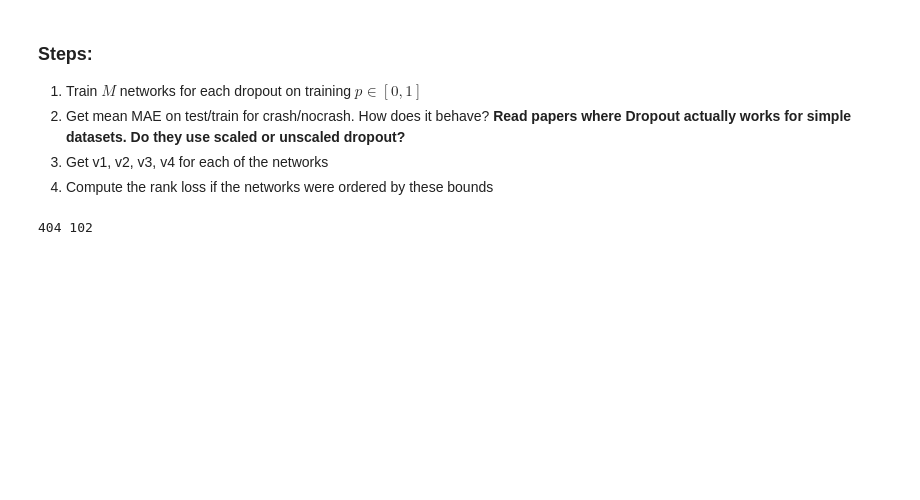
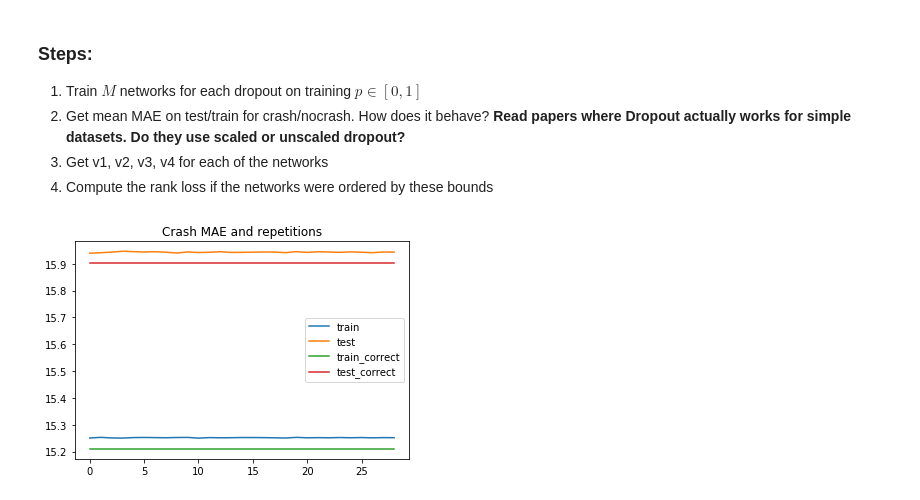
Before and after one commit to LPD-EPFL/nn-fault-tolerance, a Jupyter notebook: ComparisonIncreasingDropout.ipynb, the cells around one changed output. Drawn from its saved outputs; the diff is of its cells as text; code cells hidden in the pictures; blank space fills up the shorter version.

```diff
--- a/ComparisonIncreasingDropout.ipynb
+++ b/ComparisonIncreasingDropout.ipynb
@@ -16,17 +17,17 @@ Initialized TensorFlow
 4. Compute the rank loss if the networks were ordered by these bounds
 # %%
 # network configuration
-N = [100, 50]
+N = [100, 50, 50, 30]
 
 def get_p_arr(p):
     """ p array with failure on the first layer """
     return [0, p]  + [0] * len(N)
 
 # prob. of failure at inference
-p_inference = get_p_arr(0.05)
+p_inference = get_p_arr(0.1)
 
 # prob. of failure at train
-p_trains = np.linspace(0, 0.5, 10)
+p_trains = np.linspace(0, 0.5, 5)
 
 # Lips. coeff
 KLips = 1.
@@ -35,24 +36,15 @@ KLips = 1.
 activation = 'sigmoid'
 
 # number of repeats for error estimation
-repetitions = 2000
+# see below for explanation
+repetitions = 10
 
 # number of runs for each p
 runs = 20
 
-(x_train, y_train), (x_test, y_test) = boston_housing.load_data()
-print(len(x_train), len(x_test))
-
 def get_dataset():
-    keep_train, keep_test = 100, 50
     (x_train, y_train), (x_test, y_test) = boston_housing.load_data()
-    x_train = x_train[:keep_train]
-    y_train = y_train[:keep_train]
-    x_test  = x_test[:keep_test]
-    y_test  = y_test[:keep_test]
     return x_train, y_train, x_test, y_test
-# %% [output]
-404 102
 # %%
 def get_results(p):
     # obtaining the distribution after 10 epochs
@@ -94,3 +87,24 @@ def process_results_single(results):
         plt.hist(value)
         plt.xlabel(key)
         plt.show()
+# %%
+exp = TrainExperiment(*get_dataset(), N = N, p_inference = p_inference, p_train = get_p_arr(0.01), KLips = KLips, epochs = 10,
+                                      activation = activation, reg_type = None, reg_coeff = 0, do_print = False,
+                                      name = 'experiment_dropout', seed = None, batch_size = 100)
+# %%
+# array of repetitions values
+rs = np.arange(30)[1:]
+# %%
+# obtaining accuracy for each repetition parameter
+results = [exp.get_mae_crash(repetitions = r) for r in tqdm(rs)]
+# %%
+plt.figure()
+plt.title('Crash MAE and repetitions')
+plt.plot([x['train'] for x in results], label = 'train')
+plt.plot([x['test'] for x in results], label = 'test')
+plt.plot(range(len(results)), [exp.get_mae_correct()['train']] * len(results), label = 'train_correct')
+plt.plot(range(len(results)), [exp.get_mae_correct()['test']] * len(results), label = 'test_correct')
+plt.legend()
+plt.show()
+# %% [output]
+[figure, added]
```
Also changed, not shown: parts of 7 cells of this notebook, 1 other file.
